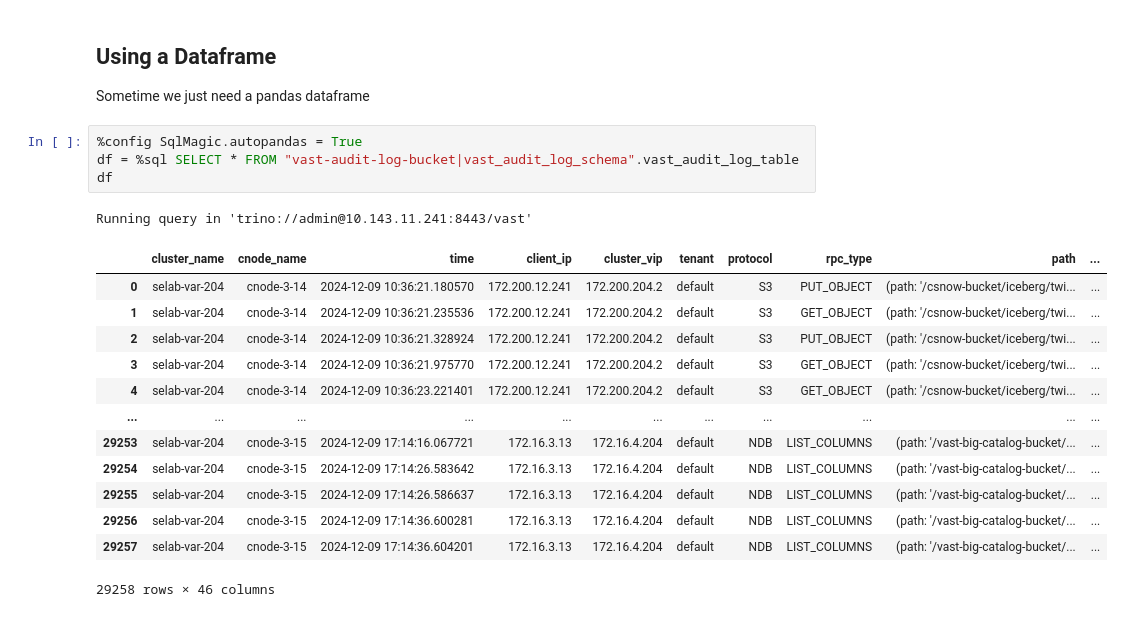
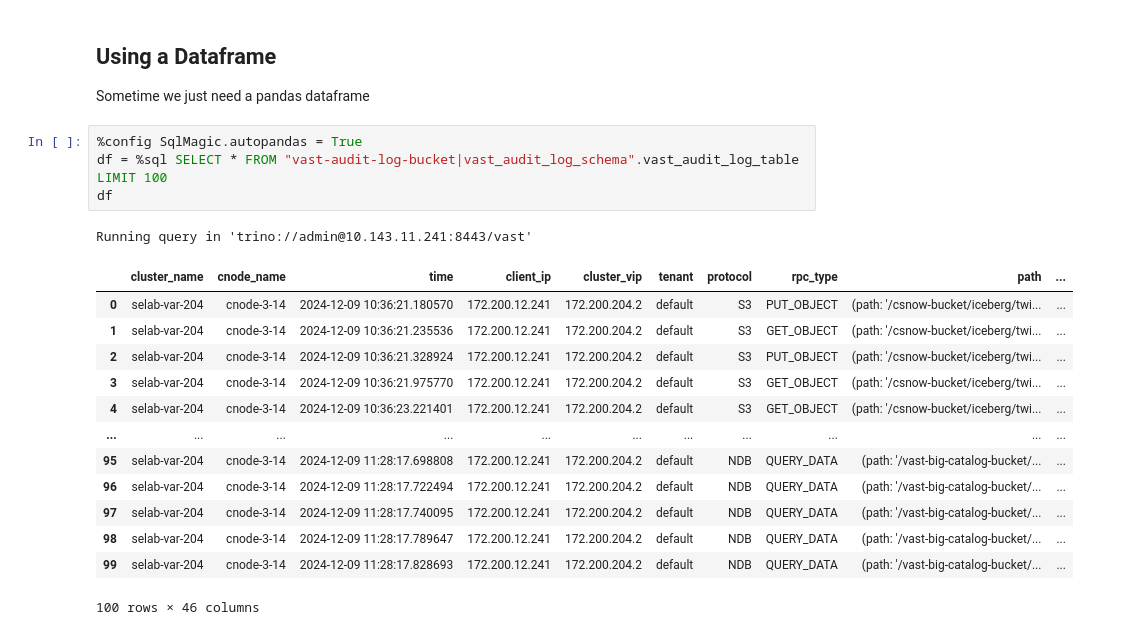
Before and after one commit to snowch/vast-docker-compose-examples, a Jupyter notebook: jupyter-pyspark/examples/sql_notebooks/auditlog.ipynb, the cells around one changed output. Drawn from its saved outputs; the diff is of its cells as text.

```diff
--- a/jupyter-pyspark/examples/sql_notebooks/auditlog.ipynb
+++ b/jupyter-pyspark/examples/sql_notebooks/auditlog.ipynb
@@ -46,20 +91,20 @@ Running query in 'trino://admin@10.143.11.241:8443/vast'
 Sometime we just need a pandas dataframe
 # %%
 %config SqlMagic.autopandas = True
-df = %sql SELECT * FROM "vast-audit-log-bucket|vast_audit_log_schema".vast_audit_log_table
+df = %sql SELECT * FROM "vast-audit-log-bucket|vast_audit_log_schema".vast_audit_log_table LIMIT 100
 df
 # %% [output]
 Running query in 'trino://admin@10.143.11.241:8443/vast'
 |  | cluster_name | cnode_name | time | client_ip | cluster_vip | tenant | protocol | rpc_type | path | ... |
 | 0 | selab-var-204 | cnode-3-14 | 2024-12-09 10:36:21.180570 | 172.200.12.241 | 172.200.204.2 | default | S3 | PUT_OBJECT | (path: '/csnow-bucket/iceberg/twi... | ... |
 | 1 | selab-var-204 | cnode-3-14 | 2024-12-09 10:36:21.235536 | 172.200.12.241 | 172.200.204.2 | default | S3 | GET_OBJECT | (path: '/csnow-bucket/iceberg/twi... | ... |
 | 2 | selab-var-204 | cnode-3-14 | 2024-12-09 10:36:21.328924 | 172.200.12.241 | 172.200.204.2 | default | S3 | PUT_OBJECT | (path: '/csnow-bucket/iceberg/twi... | ... |
 | 3 | selab-var-204 | cnode-3-14 | 2024-12-09 10:36:21.975770 | 172.200.12.241 | 172.200.204.2 | default | S3 | GET_OBJECT | (path: '/csnow-bucket/iceberg/twi... | ... |
 | 4 | selab-var-204 | cnode-3-14 | 2024-12-09 10:36:23.221401 | 172.200.12.241 | 172.200.204.2 | default | S3 | GET_OBJECT | (path: '/csnow-bucket/iceberg/twi... | ... |
 | ... | ... | ... | ... | ... | ... | ... | ... | ... | ... | ... |
-| 29253 | selab-var-204 | cnode-3-15 | 2024-12-09 17:14:16.067721 | 172.16.3.13 | 172.16.4.204 | default | NDB | LIST_COLUMNS | (path: '/vast-big-catalog-bucket/... | ... |
-| 29254 | selab-var-204 | cnode-3-15 | 2024-12-09 17:14:26.583642 | 172.16.3.13 | 172.16.4.204 | default | NDB | LIST_COLUMNS | (path: '/vast-big-catalog-bucket/... | ... |
-| 29255 | selab-var-204 | cnode-3-15 | 2024-12-09 17:14:26.586637 | 172.16.3.13 | 172.16.4.204 | default | NDB | LIST_COLUMNS | (path: '/vast-big-catalog-bucket/... | ... |
-| 29256 | selab-var-204 | cnode-3-15 | 2024-12-09 17:14:36.600281 | 172.16.3.13 | 172.16.4.204 | default | NDB | LIST_COLUMNS | (path: '/vast-big-catalog-bucket/... | ... |
-| 29257 | selab-var-204 | cnode-3-15 | 2024-12-09 17:14:36.604201 | 172.16.3.13 | 172.16.4.204 | default | NDB | LIST_COLUMNS | (path: '/vast-big-catalog-bucket/... | ... |
+| 95 | selab-var-204 | cnode-3-14 | 2024-12-09 11:28:17.698808 | 172.200.12.241 | 172.200.204.2 | default | NDB | QUERY_DATA | (path: '/vast-big-catalog-bucket/... | ... |
+| 96 | selab-var-204 | cnode-3-14 | 2024-12-09 11:28:17.722494 | 172.200.12.241 | 172.200.204.2 | default | NDB | QUERY_DATA | (path: '/vast-big-catalog-bucket/... | ... |
+| 97 | selab-var-204 | cnode-3-14 | 2024-12-09 11:28:17.740095 | 172.200.12.241 | 172.200.204.2 | default | NDB | QUERY_DATA | (path: '/vast-big-catalog-bucket/... | ... |
+| 98 | selab-var-204 | cnode-3-14 | 2024-12-09 11:28:17.789647 | 172.200.12.241 | 172.200.204.2 | default | NDB | QUERY_DATA | (path: '/vast-big-catalog-bucket/... | ... |
+| 99 | selab-var-204 | cnode-3-14 | 2024-12-09 11:28:17.828693 | 172.200.12.241 | 172.200.204.2 | default | NDB | QUERY_DATA | (path: '/vast-big-catalog-bucket/... | ... |
-29258 rows × 46 columns
+100 rows × 46 columns
```
Also changed, not shown: parts of 1 cell of this notebook, 1 other file.
